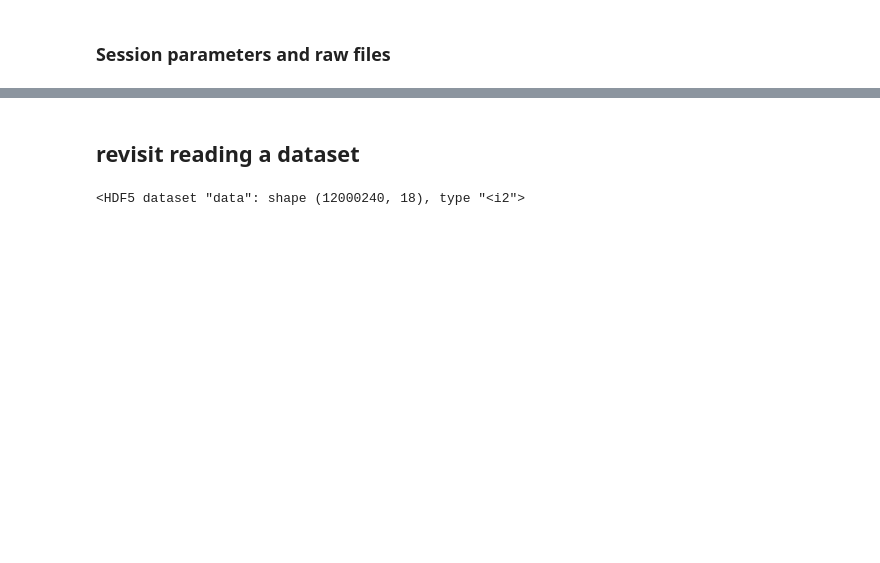
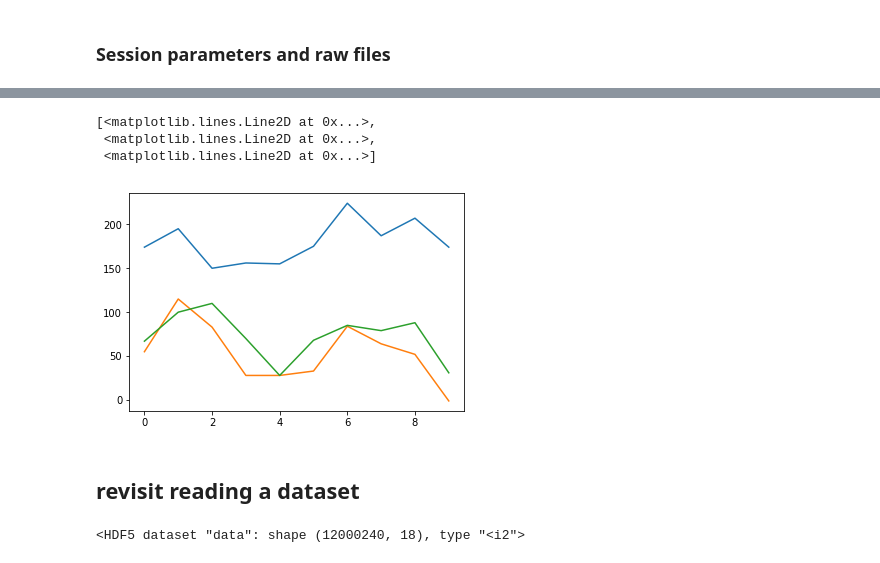
Before and after one commit to zekearneodo/pipefinch, a Jupyter notebook: rhd_kwik_mountain.ipynb, the cells around one changed output, grey strips where cells are left out. Drawn from its saved outputs; the diff is of its cells as text; code cells hidden in the pictures; blank space fills up the shorter version.

```diff
--- a/rhd_kwik_mountain.ipynb
+++ b/rhd_kwik_mountain.ipynb
@@ -79,20 +76,18 @@ get_exp_struct()
 # %%
-exp_struct = get_exp_struct()
-
-exp_mnt = exp_base
-
-file_sys = {'exp_base': exp_base}
-
 sess_par = {'bird': 'o3g3',
            'sess': 'awake_mix_test',
             'neural': 'neural'}
 
 def get_file_structure(sess_par: dict):
     exp_struct = get_exp_struct()
-    exp_base = exp_struct['base_dir']
 
-    exp_struct['raw_folder'] = os.path.join(exp_mnt, sess_par['bird'], sess_par['neural'], sess_par['sess'])
-    exp_struct['ss_folder'] = os.path.join(exp_base, sess_par['bird'], 'ss_data', sess_par['sess'])
+    exp_struct['raw_folder'] = os.path.join(exp_struct['mnt'], sess_par['bird'], sess_par['neural'], sess_par['sess'])
+    exp_struct['ss_folder'] = os.path.join(exp_struct['local'], sess_par['bird'], 'ss_data', sess_par['sess'])
     return exp_struct
 
 file_struct = get_file_structure(sess_par)
+
+logger.info('Raw folder {}'.format(file_struct['raw_folder']))
+
+#list all the files in the session
+#glob.glob(os.path.join(raw_folder, '*.rhd'))
@@ -104,6 +99,7 @@ logger.info('Raw folder {}'.format(file_struct['raw_folder']))
 # %%
 ## Convert the whole session to a kwd file
-ss_folder = file_struct['']
+ss_folder = file_struct['ss_folder']
+raw_folder = file_struct['raw_folder']
 kwd_path = os.path.join(ss_folder, 'experiment.kwd')
 bin_path = os.path.join(ss_folder, 'experiment.bin')
 os.makedirs(ss_folder, exist_ok=True)
@@ -116,3 +129,14 @@ from pipefinch.h5tools.kwik import kutil
+# %%
+kwd_file = h5py.File(kwd_path, 'r')
+
+rec_dset = kwdf.get_data_set(kwd_file, 0)
+# %%
+plt.plot(rec_dset[:10, :3])
+# %% [output]
+[<matplotlib.lines.Line2D at 0x...>,
+ <matplotlib.lines.Line2D at 0x...>,
+ <matplotlib.lines.Line2D at 0x...>]
+[figure, added]
 # %% [markdown]
 ## revisit reading a dataset
 # %%
```
Also changed, not shown: parts of 13 cells of this notebook, 3 other files.
